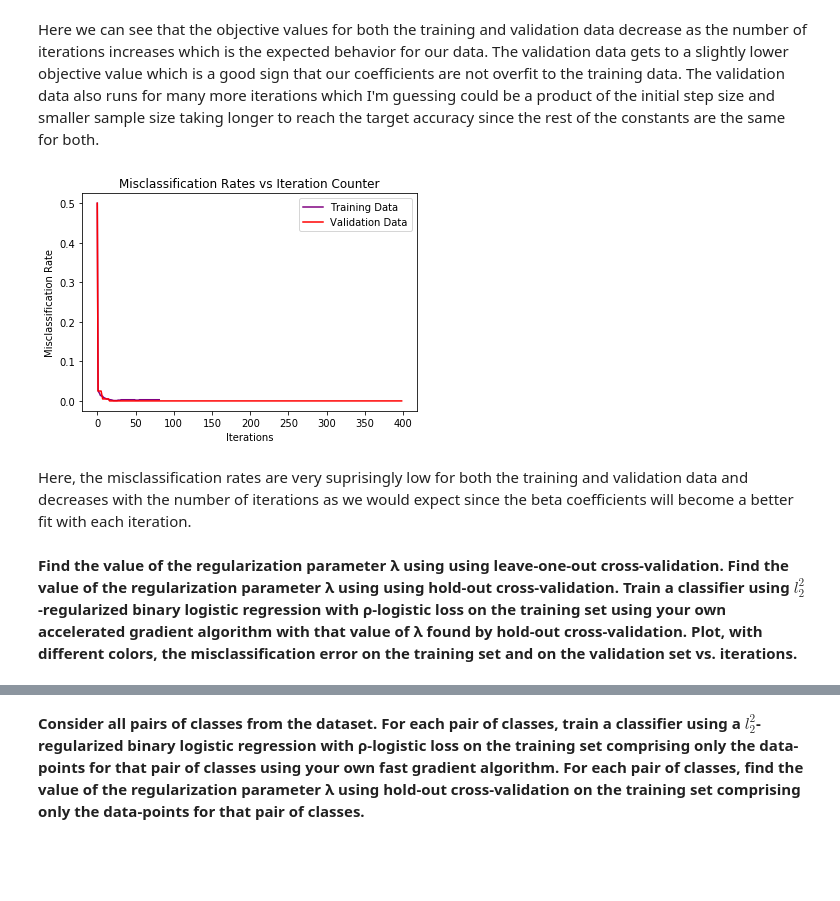
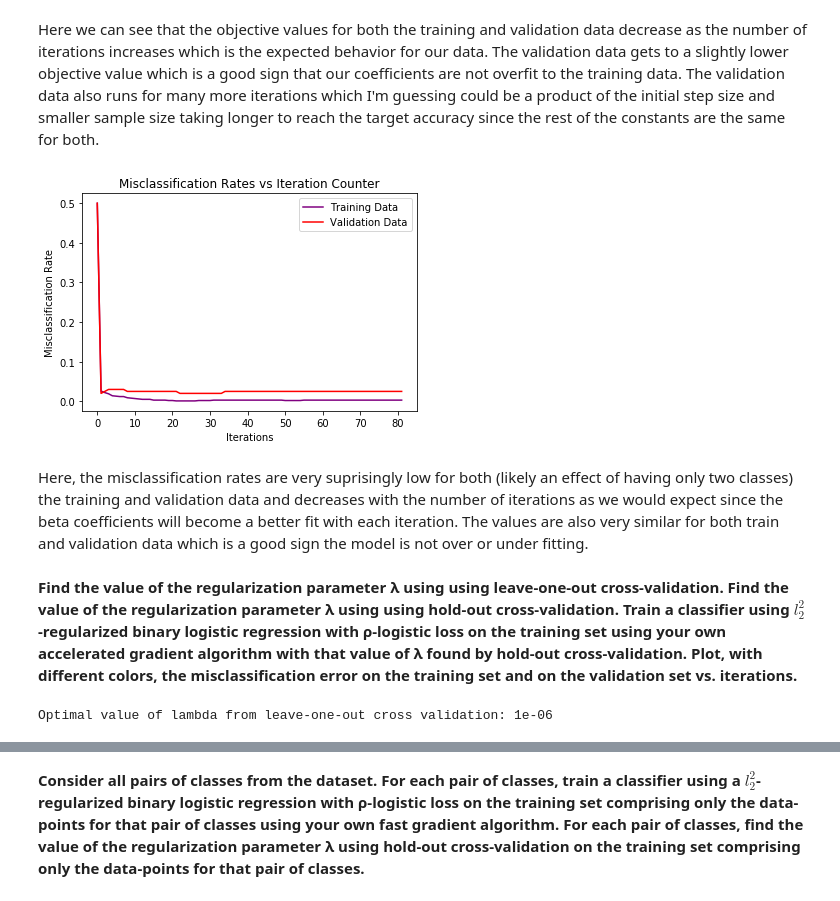
Before and after one commit to TaraWilson17/data558, a Jupyter notebook: midterm.ipynb, the cells around one changed output, grey strips where cells are left out. Drawn from its saved outputs; the diff is of its cells as text; code cells hidden in the pictures; blank space fills up the shorter version.

```diff
--- a/midterm.ipynb
+++ b/midterm.ipynb
@@ -129,7 +130,7 @@ def myrhologistic(X, y, stepSize, targetAccuracy, rho, lamb):
         - rho: factor for logistic loss
         - lambda: scalar multiplicative factor for regularization penalty
     Outputs:
-        - betas: vector of improved betas after final iteration
+        - betas: vector of improved betas after each iteration
         - objs: vector of objective values for each iteration
     """
     beta = np.zeros((X.shape[1], 1))
@@ -509,27 +546,28 @@ def calcKaggleMisclassificationError(X, y, betas):
 # %%
 # calculate misclassification errors
 kaggleTrainMisclassification = calcKaggleMisclassificationError(X_train, y_train, kaggleTrainBetas)
-kaggleTestMisclassification = calcKaggleMisclassificationError(X_test, y_test, kaggleTestBetas)
+kaggleTestMisclassification = calcKaggleMisclassificationError(X_test, y_test, kaggleTrainBetas)
 
 # plot misclassification error
 plt.plot(kaggleTrainMisclassification, color = "purple")
 plt.plot(kaggleTestMisclassification, color = "red")
 plt.ylabel("Misclassification Rate")
 plt.xlabel("Iterations")
 plt.title("Misclassification Rates vs Iteration Counter")
 plt.legend(["Training Data", "Validation Data"])
 plt.show()
 # %% [output]
-[figure, old version]
+[figure, new version]
 # %% [markdown]
-Here, the misclassification rates are very suprisingly low for both the training and validation data and decreases with the number of iterations as we would expect since the beta coefficients will become a better fit with each iteration.
+Here, the misclassification rates are very suprisingly low for both (likely an effect of having only two classes) the training and validation data and decreases with the number of iterations as we would expect since the beta coefficients will become a better fit with each iteration. The values are also very similar for both train and validation data which is a good sign the model is not over or under fitting.
 # %% [markdown]
 **Find the value of the regularization parameter λ using using leave-one-out cross-validation. Find the value of the regularization parameter λ using using hold-out cross-validation. Train a classifier using $l_2^2$-regularized binary logistic regression with ρ-logistic loss on the training set using your own accelerated gradient algorithm with that value of λ found by hold-out cross-validation. Plot, with different colors, the misclassification error on the training set and on the validation set vs. iterations.**
 # %%
 # leave one out cross validation
-lambdas = [0.0001, 0.001, 0.01, 0.1, 1, 10, 100]
-lOOLamb = 0.0001
-#lOOLamb = crossval(type = "leave-one-out")
+lambdas = [0.000001, 0.00001, 0.0001, 0.001, 0.01, 0.1, 1, 10, 100, 1000]
+lOOLamb = leaveOneOutCrossValidation(X_train, y_train, lambdas, epsilon, rho)
+
+print("Optimal value of lambda from leave-one-out cross validation:", lOOLamb)
 
 # find starting step size for new lambda from leave one out cross validation
 n = len(X_train)
@@ -539,6 +577,8 @@ lOOInitialStepSize = 1 / (max(eigenVals) + lOOLamb)
 
 # train algorithm
 lOOBetas, lOOObjs = myrhologistic(X_train, y_train, lOOInitialStepSize, epsilon, rho, lOOLamb)
+# %% [output]
+Optimal value of lambda from leave-one-out cross validation: 1e-06
 # %%
 # hold out cross validation
 lambdas = [0.0001, 0.001, 0.01, 0.1, 1, 10, 100]
```
Also changed, not shown: parts of 29 cells of this notebook, 1 other file.
